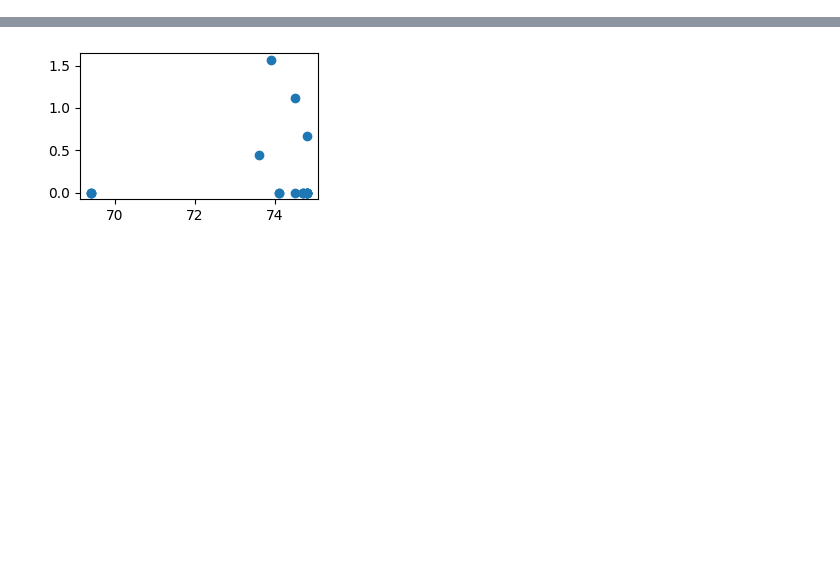
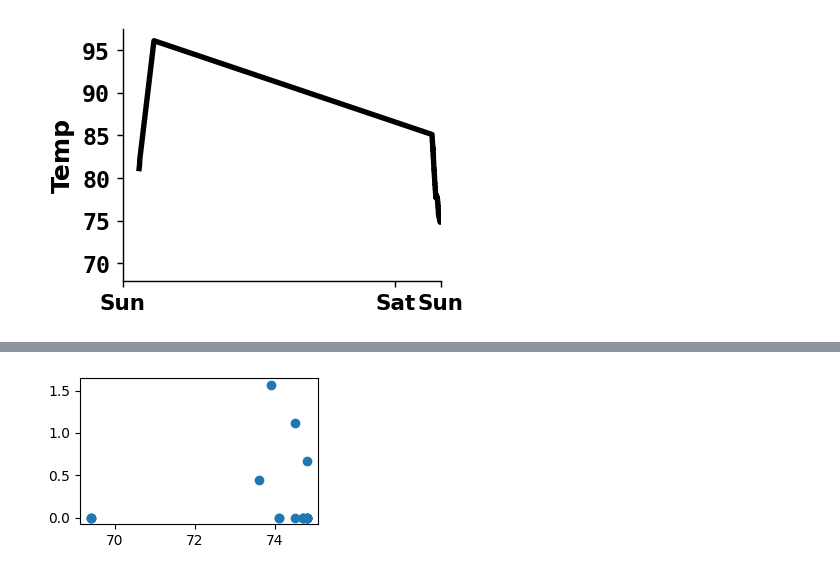
Before and after one commit to sharedw/weather-bot, a Jupyter notebook: explore.ipynb, the cells around one changed output, grey strips where cells are left out. Cells and saved outputs as stored; diff of their text form; code cells hidden in the pictures; blank space fills up the shorter version.

```diff
--- a/explore.ipynb
+++ b/explore.ipynb
@@ -33,3 +31,32 @@ df
+# %%
+import matplotlib.pyplot as plt
+import matplotlib.dates as mdates
+
+df['mov'] = df[var].rolling(1).mean()
+dpi = 129
+figsize = (3.5, 2.5)
+
+fig, ax = plt.subplots(figsize=figsize, dpi=dpi)
+
+
+fig.patch.set_alpha(0.0)       # Transparent figure background
+ax.set_facecolor('none')       # Transparent plot background
+
+unique_days = df['cst_time'].dt.normalize().drop_duplicates()
+plt.xticks(unique_days, unique_days.dt.strftime('%a'), rotation=0, fontsize=12, fontweight='bold')
+plt.xlim(unique_days.min(), unique_days.max())
+plt.yticks(rotation=0, fontsize=13, fontweight='bold', fontname='DejaVu Sans Mono')
+ax.set_ylabel('Temp', fontsize=14, fontweight='bold')
+ax.spines['top'].set_visible(False)
+ax.spines['right'].set_visible(False)
+ax.plot(df['cst_time'], df['mov'], color='black', linewidth=3)
+#ax.plot(df['cst_time'], df[var])
+
+
+plt.tight_layout()
+plt.savefig("plots/temperature.png", dpi=129, bbox_inches='tight')
+# %% [output]
+[figure, added]
 # %%
 import matplotlib.pyplot as plt
 import matplotlib.dates as mdates
```
Also changed, not shown: parts of 3 cells of this notebook, 4 other files.
